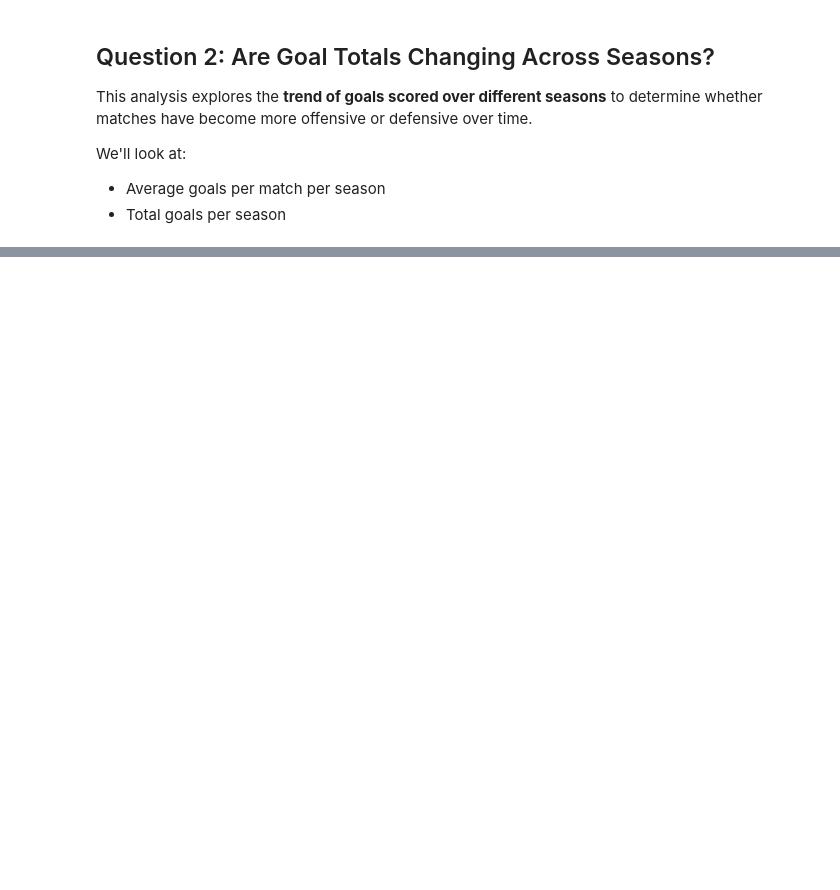
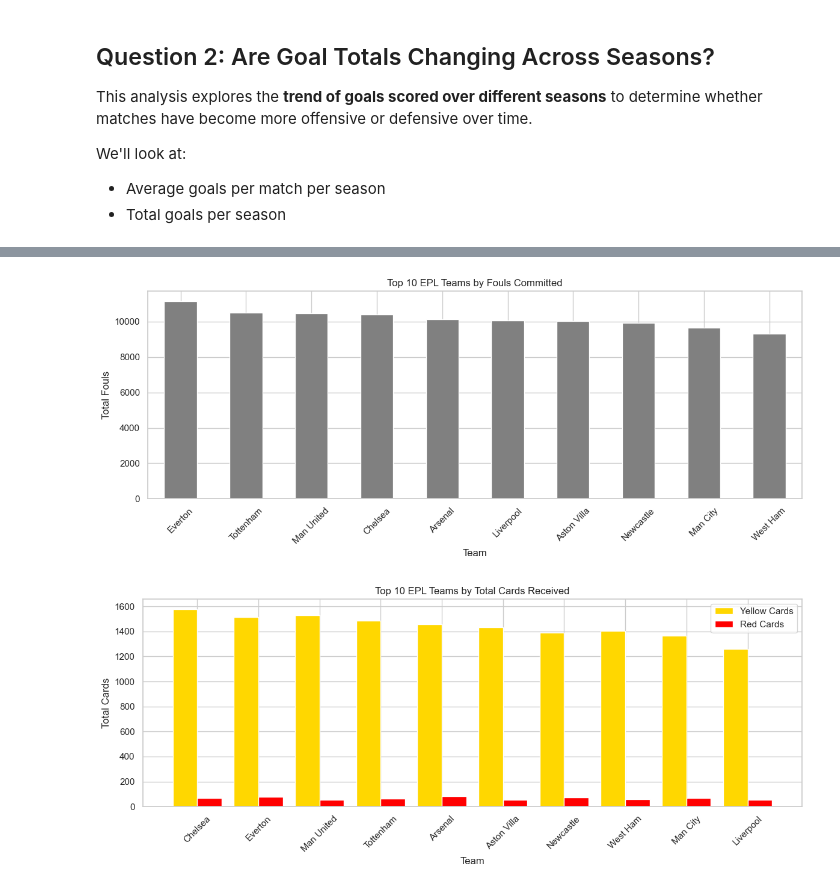
Before and after one commit to marcohuiii/Preprocessing-Project-EPL, a Jupyter notebook: eda/EPL_eda.ipynb, the cells around one changed output, grey strips where cells are left out. Saved outputs shown, nothing was run; the diff lists cells and outputs as text; code cells hidden in the pictures; blank space fills up the shorter version.

```diff
--- a/eda/EPL_eda.ipynb
+++ b/eda/EPL_eda.ipynb
@@ -156,0 +267,11 @@ We'll look at:
+# %%
+# Aggregate fouls and cards committed by each team (home + away)
+discipline_stats = pd.DataFrame()
+
+discipline_stats["Fouls"] = df_copy.groupby("HomeTeam")["HomeFouls"].sum() + df_copy.groupby("AwayTeam")["AwayFouls"].sum()
+discipline_stats["YellowCards"] = df_copy.groupby("HomeTeam")["HomeYellowCards"].sum() + df_copy.groupby("AwayTeam")["AwayYellowCards"].sum()
+discipline_stats["RedCards"] = df_copy.groupby("HomeTeam")["HomeRedCards"].sum() + df_copy.groupby("AwayTeam")["AwayRedCards"].sum()
+
+# Sort by total yellow cards
+discipline_stats = discipline_stats.sort_values("YellowCards", ascending=False)
+discipline_stats.head(10)
@@ -156,0 +291,34 @@ We'll look at:
+# %%
+# --- Plot 1: Top 10 Teams by Fouls ---
+top_10_fouls = discipline_stats.sort_values("Fouls", ascending=False).head(10)
+plt.figure(figsize=(12, 5))
+top_10_fouls["Fouls"].plot(kind="bar", color="gray")
+plt.title("Top 10 EPL Teams by Fouls Committed")
+plt.ylabel("Total Fouls")
+plt.xlabel("Team")
+plt.xticks(rotation=45)
+plt.tight_layout()
+plt.show()
+
+# --- Plot 2: Top 10 Teams by Total Cards (Yellow + Red) ---
+discipline_stats["TotalCards"] = discipline_stats["YellowCards"] + discipline_stats["RedCards"]
+top_10_cards = discipline_stats.sort_values("TotalCards", ascending=False).head(10)
+
+plt.figure(figsize=(12, 5))
+bar_width = 0.4
+teams = top_10_cards.index
+x = range(len(teams))
+
+plt.bar(x, top_10_cards["YellowCards"], width=bar_width, label="Yellow Cards", color="gold")
+plt.bar([i + bar_width for i in x], top_10_cards["RedCards"], width=bar_width, label="Red Cards", color="red")
+
+plt.xticks([i + bar_width / 2 for i in x], teams, rotation=45)
+plt.title("Top 10 EPL Teams by Total Cards Received")
+plt.ylabel("Total Cards")
+plt.xlabel("Team")
+plt.legend()
+plt.tight_layout()
+plt.show()
+# %% [output]
+[figure, added]
+[figure, added]
```
Also changed, not shown: parts of 16 cells of this notebook.
